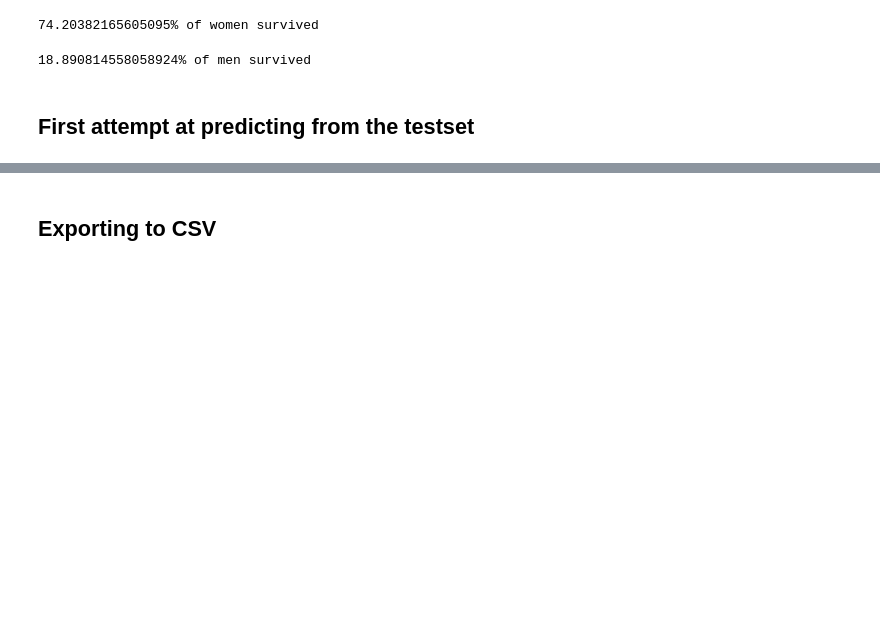
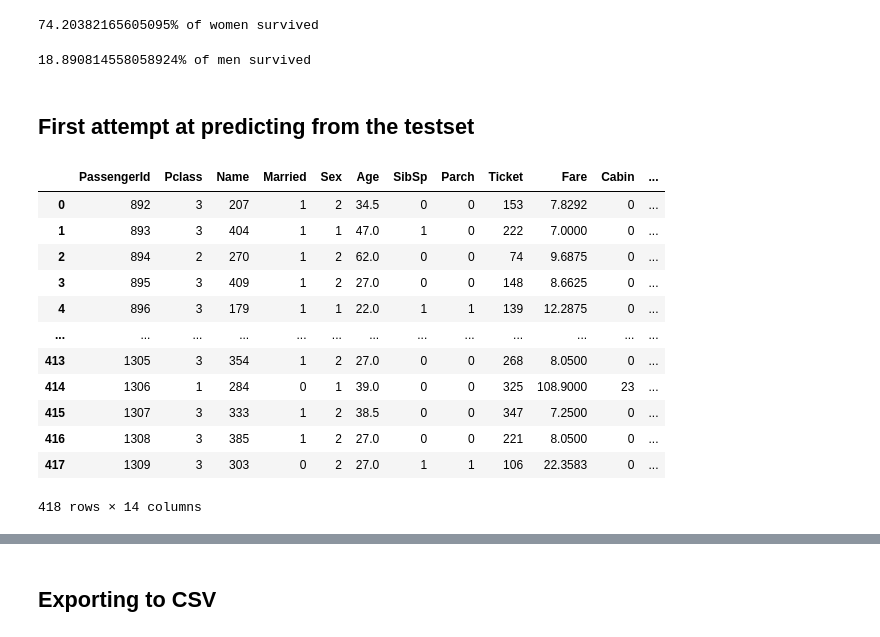
Before and after one commit to Mgallimore88/ML_Titanic, a Jupyter notebook: titanic_notebook.ipynb, the cells around one changed output, grey strips where cells are left out. Drawn from its saved outputs; the diff is of its cells as text; code cells hidden in the pictures; blank space fills up the shorter version.

Commit message:
places "marriage" and "gender" in correct columns

```diff
--- a/titanic_notebook.ipynb
+++ b/titanic_notebook.ipynb
@@ -880,3 +710,19 @@ df_test, _  , nas_test = proc_df(testset, 'dummy')
+# %%
+df_test
+# %% [output]
+|  | PassengerId | Pclass | Name | Married | Sex | Age | SibSp | Parch | Ticket | Fare | Cabin | ... |
+| 0 | 892 | 3 | 207 | 1 | 2 | 34.5 | 0 | 0 | 153 | 7.8292 | 0 | ... |
+| 1 | 893 | 3 | 404 | 1 | 1 | 47.0 | 1 | 0 | 222 | 7.0000 | 0 | ... |
+| 2 | 894 | 2 | 270 | 1 | 2 | 62.0 | 0 | 0 | 74 | 9.6875 | 0 | ... |
+| 3 | 895 | 3 | 409 | 1 | 2 | 27.0 | 0 | 0 | 148 | 8.6625 | 0 | ... |
+| 4 | 896 | 3 | 179 | 1 | 1 | 22.0 | 1 | 1 | 139 | 12.2875 | 0 | ... |
+| ... | ... | ... | ... | ... | ... | ... | ... | ... | ... | ... | ... | ... |
+| 413 | 1305 | 3 | 354 | 1 | 2 | 27.0 | 0 | 0 | 268 | 8.0500 | 0 | ... |
+| 414 | 1306 | 1 | 284 | 0 | 1 | 39.0 | 0 | 0 | 325 | 108.9000 | 23 | ... |
+| 415 | 1307 | 3 | 333 | 1 | 2 | 38.5 | 0 | 0 | 347 | 7.2500 | 0 | ... |
+| 416 | 1308 | 3 | 385 | 1 | 2 | 27.0 | 0 | 0 | 221 | 8.0500 | 0 | ... |
+| 417 | 1309 | 3 | 303 | 0 | 2 | 27.0 | 1 | 1 | 106 | 22.3583 | 0 | ... |
+418 rows × 14 columns
 # %%
 df_test.pop('Fare_na')
 predictions = m.predict(df_test)
```
Also changed, not shown: parts of 73 cells of this notebook, 3 other files.
